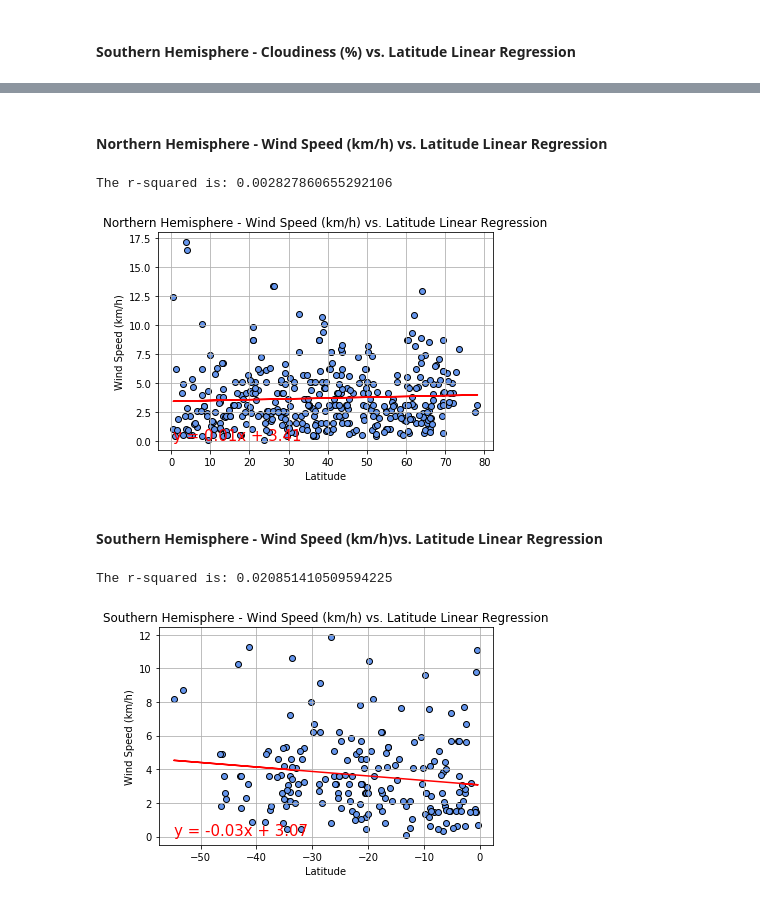
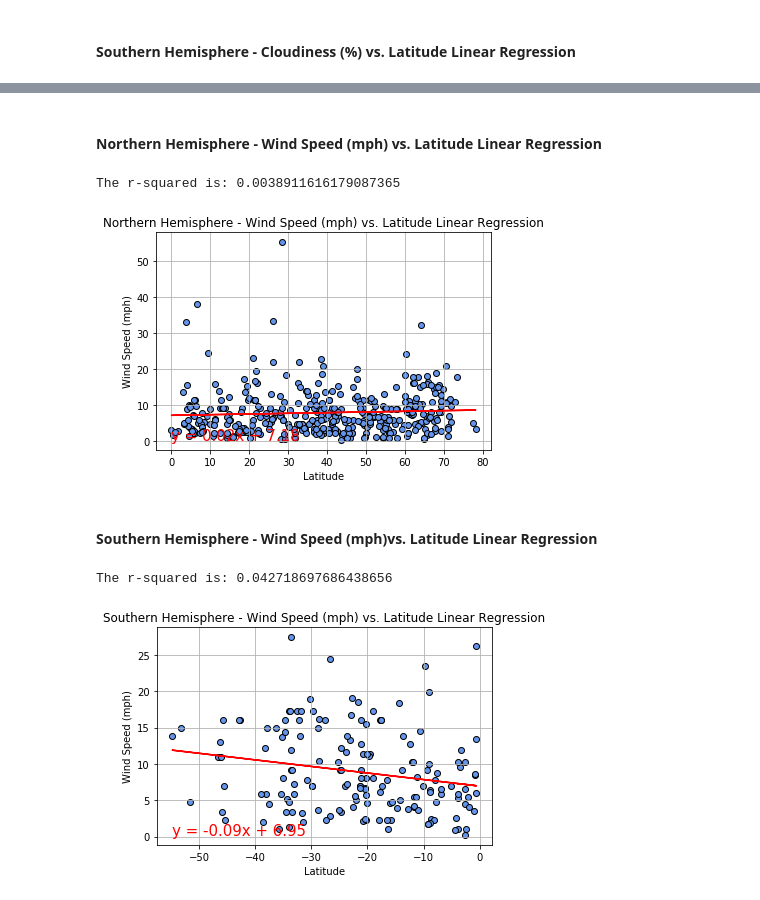
Before and after one commit to AlfredoOcegueda/python-api-challenge, a Jupyter notebook: WeatherPy/WeatherPy.ipynb, the cells around one changed output, grey strips where cells are left out. Saved outputs shown, nothing was run; the diff lists cells and outputs as text; code cells hidden in the pictures.

```diff
--- a/WeatherPy/WeatherPy.ipynb
+++ b/WeatherPy/WeatherPy.ipynb
@@ -318,20 +313,20 @@ The r-squared is: 0.0009332883461345671
 # %% [markdown]
-####  Northern Hemisphere - Wind Speed (km/h) vs. Latitude Linear Regression
+####  Northern Hemisphere - Wind Speed (mph) vs. Latitude Linear Regression
 # %%
-title = 'Northern Hemisphere - Wind Speed (km/h) vs. Latitude Linear Regression'
+title = 'Northern Hemisphere - Wind Speed (mph) vs. Latitude Linear Regression'
 x_label = 'Latitude'
-y_label = 'Wind Speed (km/h)'
+y_label = 'Wind Speed (mph)'
 regression_plot(northern_hem_df['Lat'], northern_hem_df['Wind Speed'], title, x_label, y_label)
 # %% [output]
-The r-squared is: 0.002827860655292106
+The r-squared is: 0.0038911616179087365
-[figure, old version]
+[figure, new version]
 # %% [markdown]
-####  Southern Hemisphere - Wind Speed (km/h)vs. Latitude Linear Regression
+####  Southern Hemisphere - Wind Speed (mph)vs. Latitude Linear Regression
 # %%
-title = 'Southern Hemisphere - Wind Speed (km/h) vs. Latitude Linear Regression'
+title = 'Southern Hemisphere - Wind Speed (mph) vs. Latitude Linear Regression'
 x_label = 'Latitude'
-y_label = 'Wind Speed (km/h)'
+y_label = 'Wind Speed (mph)'
 regression_plot(southern_hem_df['Lat'], southern_hem_df['Wind Speed'], title, x_label, y_label)
 # %% [output]
-The r-squared is: 0.020851410509594225
+The r-squared is: 0.042718697686438656
-[figure, old version]
+[figure, new version]
```
Also changed, not shown: parts of 17 cells of this notebook, 1 other file.
